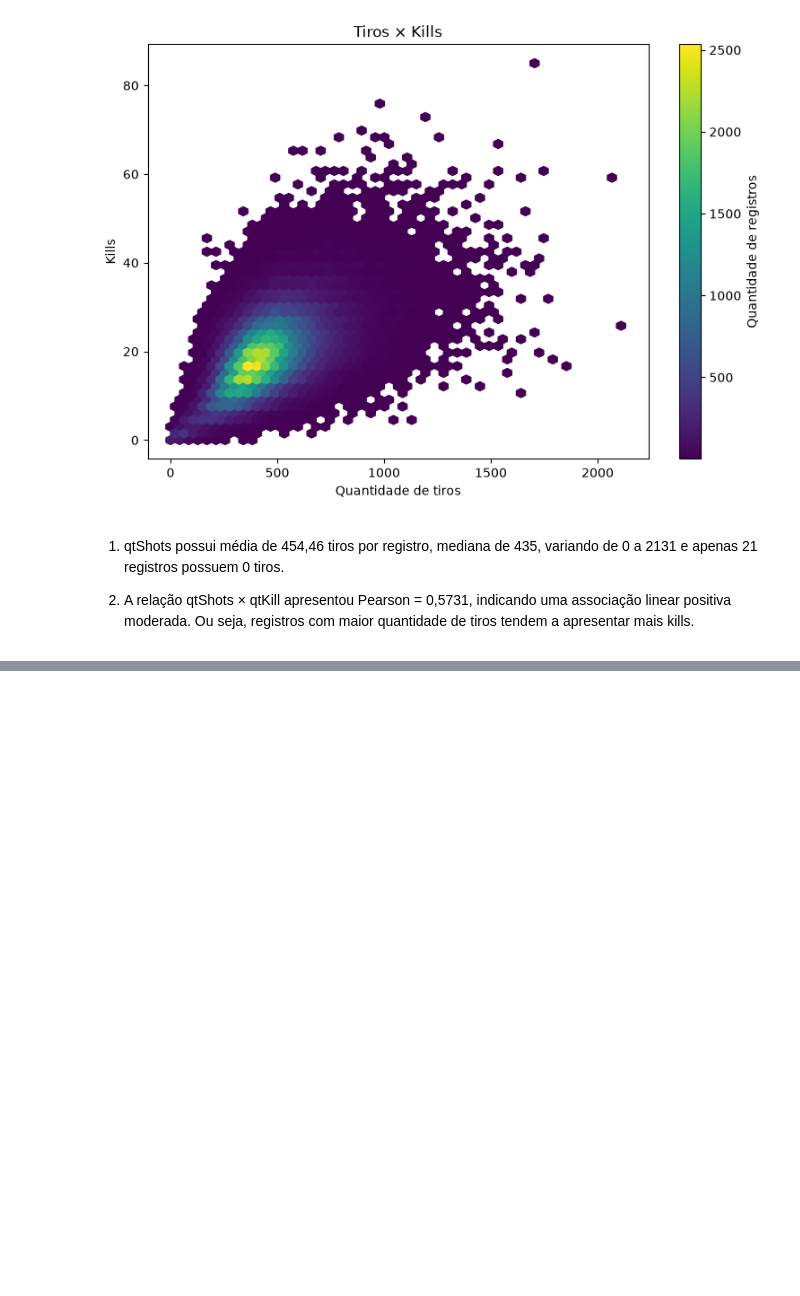
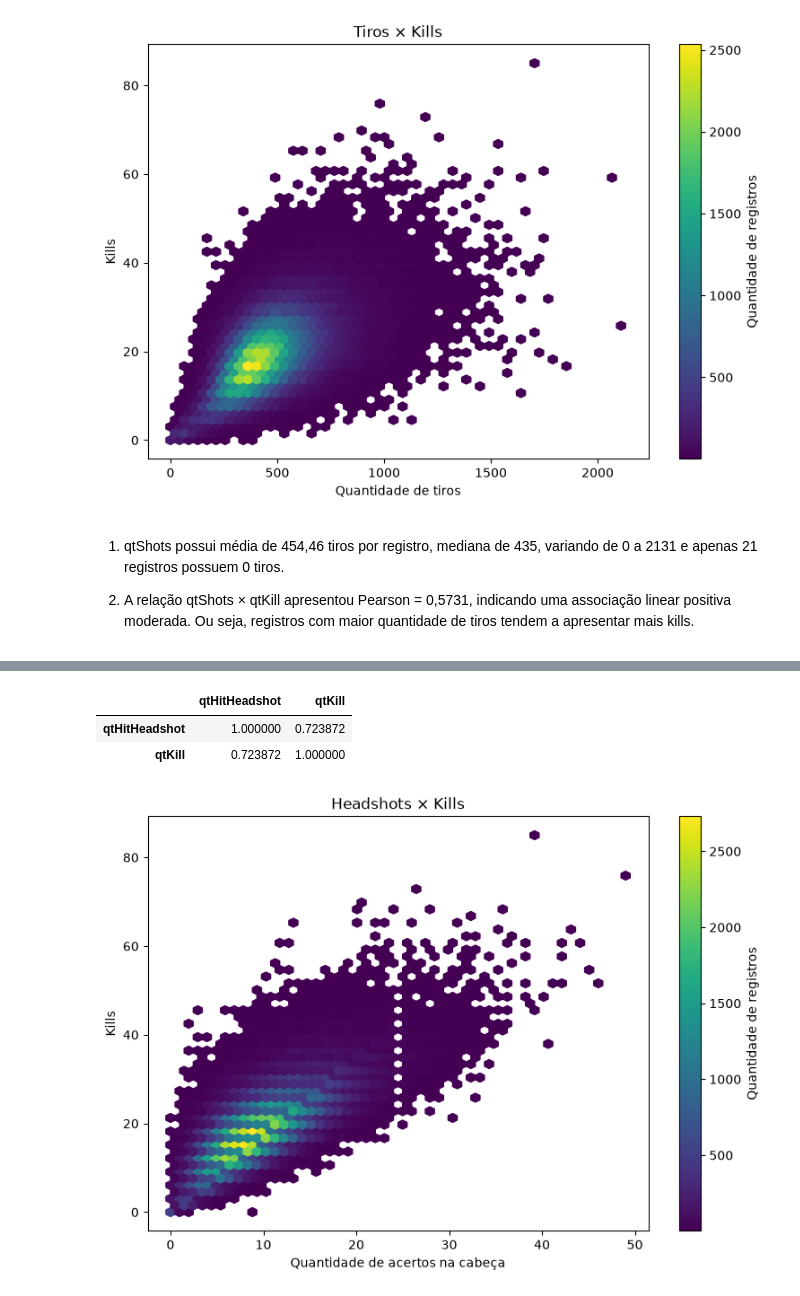
Before and after one commit to lucasccesar/Projeto-IA, a Jupyter notebook: notebooks/01_eda_dataset.ipynb, the cells around one changed output, grey strips where cells are left out. Saved outputs shown, nothing was run; the diff lists cells and outputs as text; code cells hidden in the pictures; blank space fills up the shorter version.

Commit message:
feat: relação de tiros na cabeça com kills

```diff
--- a/notebooks/01_eda_dataset.ipynb
+++ b/notebooks/01_eda_dataset.ipynb
@@ -1241,0 +1268,29 @@ plt.show()
+# %%
+# Calculando correlação ignorando os nulos
+correlacao = df[['qtHitHeadshot', 'qtKill']].corr(method='pearson')
+
+display(correlacao)
+# %% [output]
+|  | qtHitHeadshot | qtKill |
+| qtHitHeadshot | 1.000000 | 0.723872 |
+| qtKill | 0.723872 | 1.000000 |
+# %%
+dados_hs = df[['qtHitHeadshot', 'qtKill']].dropna()
+
+plt.figure(figsize=(9, 6))
+
+plt.hexbin(
+    dados_hs['qtHitHeadshot'],
+    dados_hs['qtKill'],
+    gridsize=50,
+    mincnt=1
+)
+
+plt.xlabel('Quantidade de acertos na cabeça')
+plt.ylabel('Kills')
+plt.title('Headshots × Kills')
+
+plt.colorbar(label='Quantidade de registros')
+plt.show()
+# %% [output]
+[figure, added]
```
Also changed, not shown: parts of 4 cells of this notebook.
